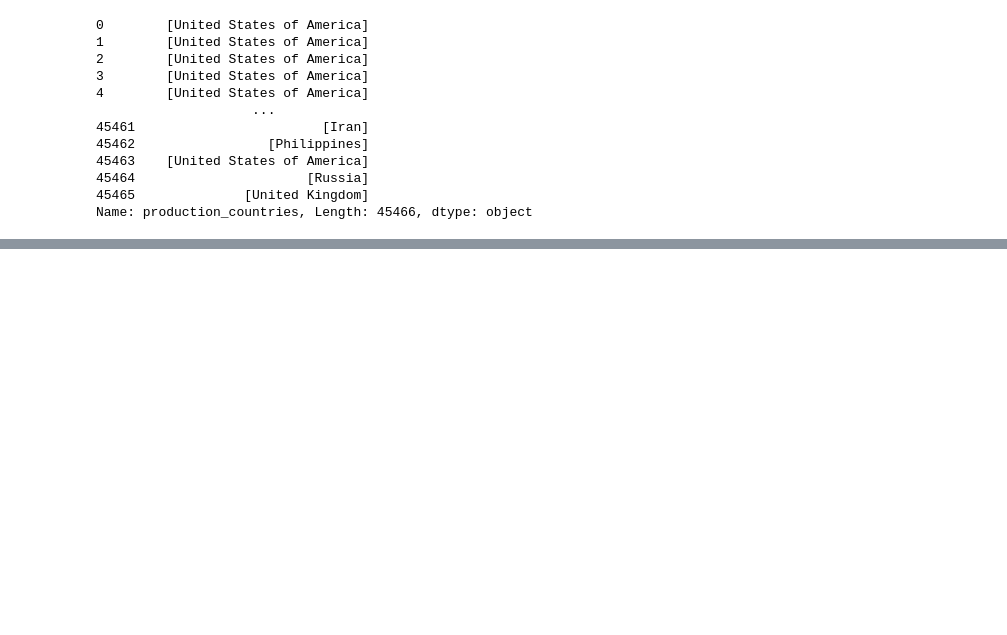
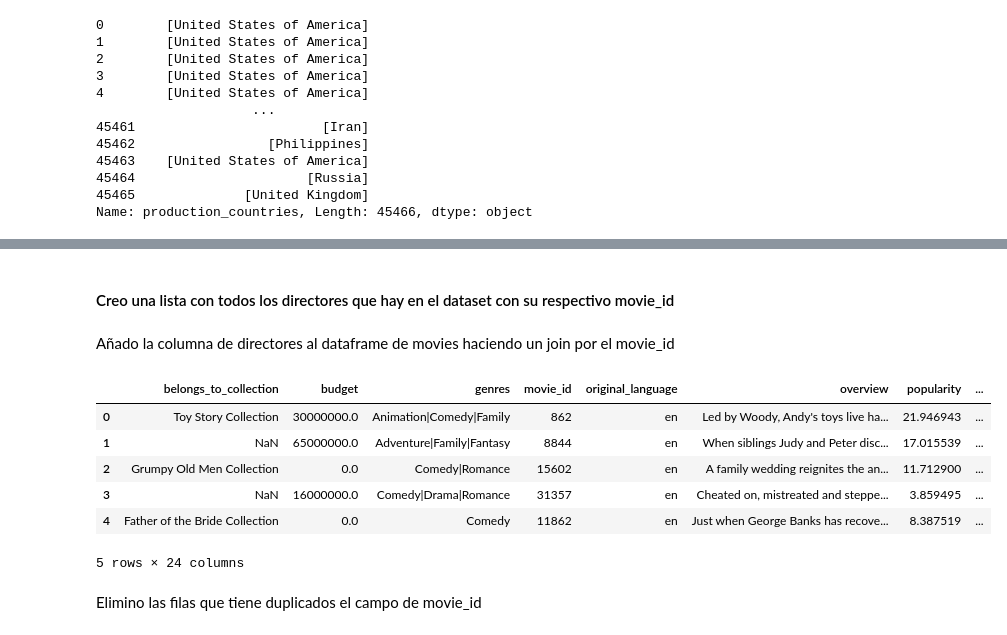
Before and after one commit to uriellmendezz/Movies_Recommendation_API, a Jupyter notebook: notebooks/ETL_movies_dataset.ipynb, the cells around one changed output, grey strips where cells are left out. Saved outputs shown, nothing was run; the diff lists cells and outputs as text; code cells hidden in the pictures; blank space fills up the shorter version.

```diff
--- a/notebooks/ETL_movies_dataset.ipynb
+++ b/notebooks/ETL_movies_dataset.ipynb
@@ -212,0 +426,23 @@ CSV Downloaded
+# %% [markdown]
+#### Creo una lista con todos los directores que hay en el dataset con su respectivo movie_id
+# %%
+director_per_movie = crew[['movie_id','name']].loc[crew.job == 'Director']
+director_per_movie = director_per_movie.rename(columns={'name':'director'})
+# %%
+director_per_movie.movie_id = director_per_movie.movie_id.astype(int)
+# %% [markdown]
+Añado la columna de directores al dataframe de movies haciendo un join por el movie_id
+# %%
+merged_df = pd.merge(movies,director_per_movie,how='left',on='movie_id')
+# %%
+merged_df.head()
+# %% [output]
+|  | belongs_to_collection | budget | genres | movie_id | original_language | overview | popularity | ... |
+| 0 | Toy Story Collection | 30000000.0 | Animation|Comedy|Family | 862 | en | Led by Woody, Andy's toys live ha... | 21.946943 | ... |
+| 1 | NaN | 65000000.0 | Adventure|Family|Fantasy | 8844 | en | When siblings Judy and Peter disc... | 17.015539 | ... |
+| 2 | Grumpy Old Men Collection | 0.0 | Comedy|Romance | 15602 | en | A family wedding reignites the an... | 11.712900 | ... |
+| 3 | NaN | 16000000.0 | Comedy|Drama|Romance | 31357 | en | Cheated on, mistreated and steppe... | 3.859495 | ... |
+| 4 | Father of the Bride Collection | 0.0 | Comedy | 11862 | en | Just when George Banks has recove... | 8.387519 | ... |
+5 rows × 24 columns
+# %% [markdown]
+Elimino las filas que tiene duplicados el campo de movie_id
```
Also changed, not shown: parts of 72 cells of this notebook, 15 other files.
